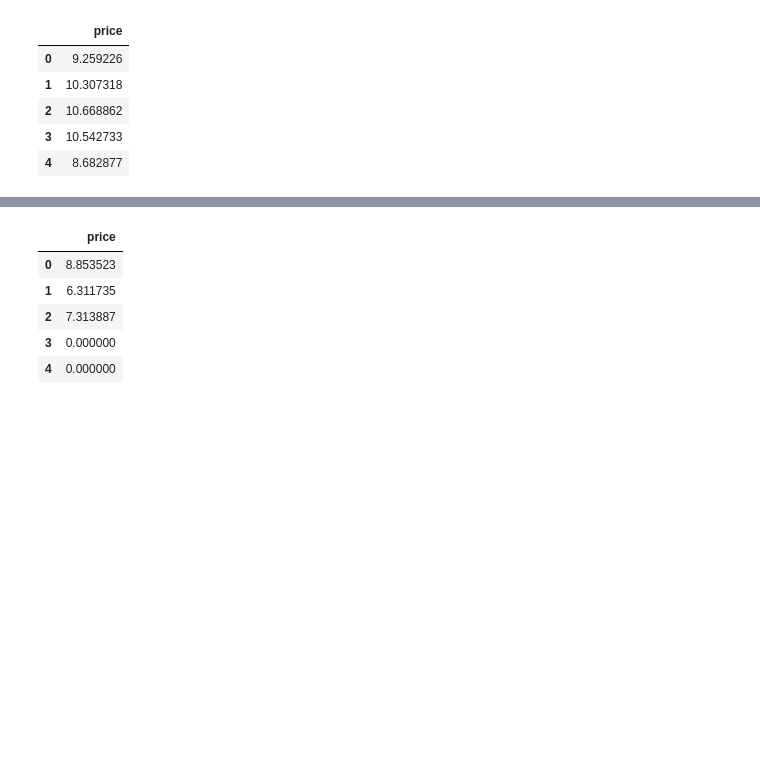
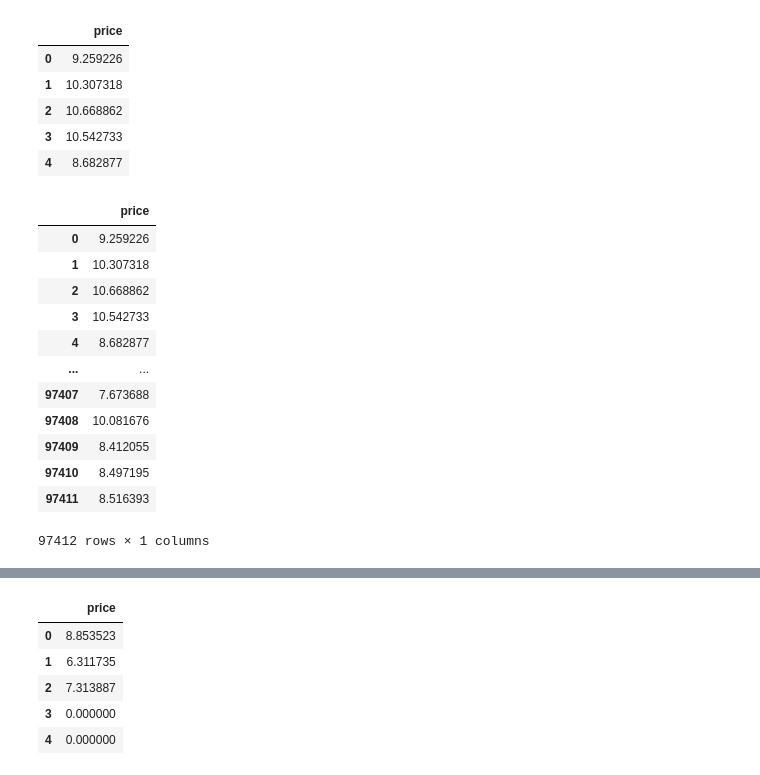
Before and after one commit to kwanjeff/DataTrack, a Jupyter notebook: Capstone 3/4. Modeling - Car Prices.ipynb, the cells around one changed output, grey strips where cells are left out. Cells and saved outputs as stored; diff of their text form; code cells hidden in the pictures; blank space fills up the shorter version.

```diff
--- a/Capstone 3/4. Modeling - Car Prices.ipynb
+++ b/Capstone 3/4. Modeling - Car Prices.ipynb
@@ -69,6 +69,22 @@ yTrainModel.head()
 | 2 | 10.668862 |
 | 3 | 10.542733 |
 | 4 | 8.682877 |
+# %%
+yTrainModel
+# %% [output]
+|  | price |
+| 0 | 9.259226 |
+| 1 | 10.307318 |
+| 2 | 10.668862 |
+| 3 | 10.542733 |
+| 4 | 8.682877 |
+| ... | ... |
+| 97407 | 7.673688 |
+| 97408 | 10.081676 |
+| 97409 | 8.412055 |
+| 97410 | 8.497195 |
+| 97411 | 8.516393 |
+97412 rows × 1 columns
 # %%
 #Task 1.2.3
 xTestModel.head()
```
Also changed, not shown: parts of 21 cells of this notebook.
